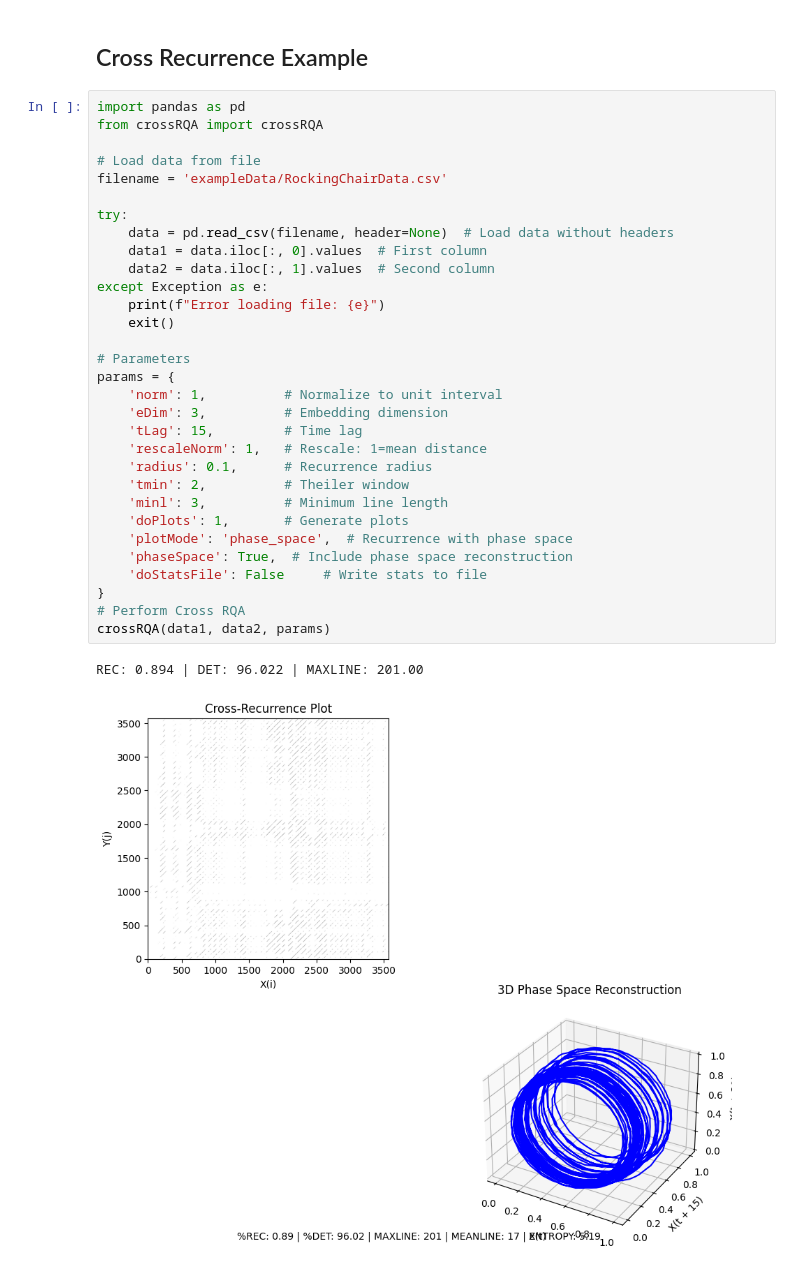
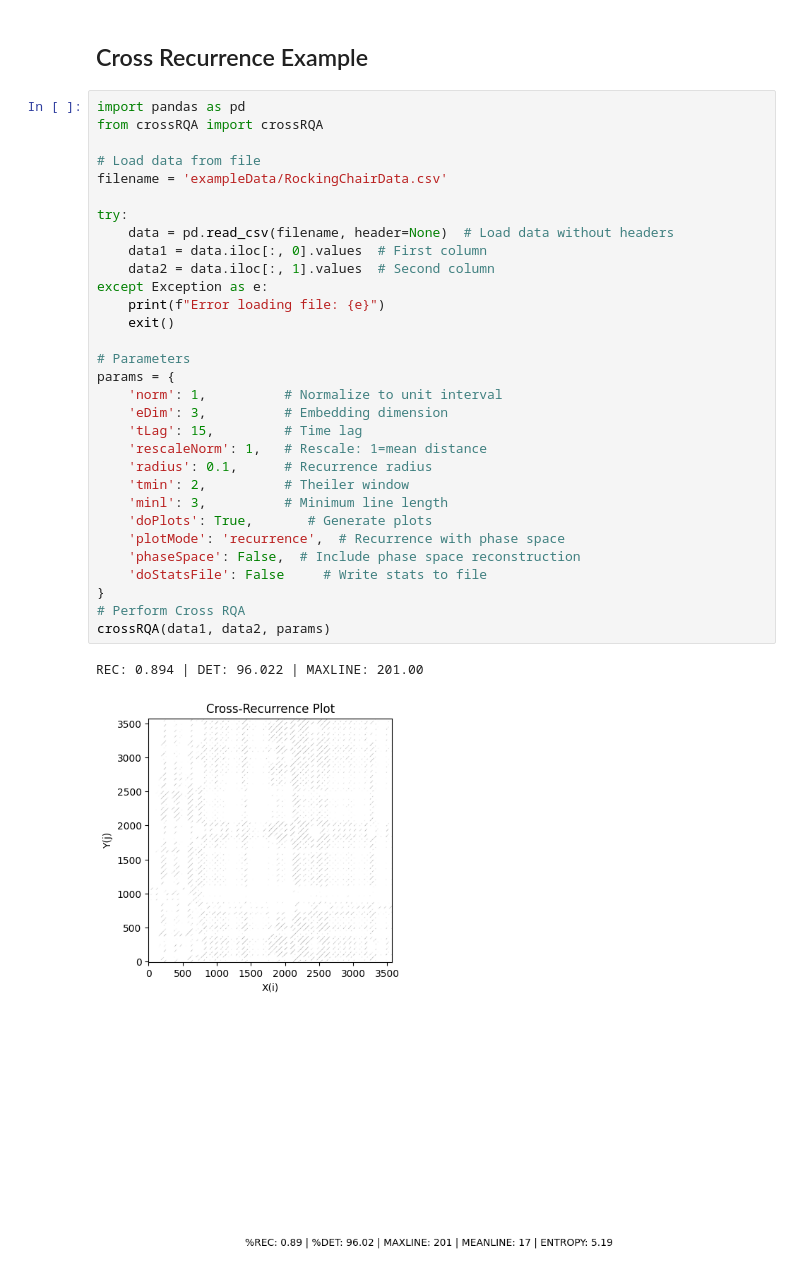
Before and after one commit to cartersale/Recurrence-Quantification-Analysis, a Jupyter notebook: analysisExamples.ipynb, the cells around one changed output. Cells and saved outputs as stored; diff of their text form.

```diff
--- a/analysisExamples.ipynb
+++ b/analysisExamples.ipynb
@@ -35,34 +35,34 @@ REC: 1.358 | DET: 97.878 | MAXLINE: 240.00
 # %%
 import pandas as pd
 from crossRQA import crossRQA
 
 # Load data from file
 filename = 'exampleData/RockingChairData.csv'
 
 try:
     data = pd.read_csv(filename, header=None)  # Load data without headers
     data1 = data.iloc[:, 0].values  # First column
     data2 = data.iloc[:, 1].values  # Second column
 except Exception as e:
     print(f"Error loading file: {e}")
     exit()
 
 # Parameters
 params = {
     'norm': 1,          # Normalize to unit interval
     'eDim': 3,          # Embedding dimension
     'tLag': 15,         # Time lag
     'rescaleNorm': 1,   # Rescale: 1=mean distance
     'radius': 0.1,      # Recurrence radius
     'tmin': 2,          # Theiler window
     'minl': 3,          # Minimum line length
-    'doPlots': 1,       # Generate plots
-    'plotMode': 'phase_space',  # Recurrence with phase space
-    'phaseSpace': True,  # Include phase space reconstruction
+    'doPlots': True,       # Generate plots
+    'plotMode': 'recurrence',  # Recurrence with phase space
+    'phaseSpace': False,  # Include phase space reconstruction
     'doStatsFile': False     # Write stats to file
 }
 # Perform Cross RQA
 crossRQA(data1, data2, params)
 # %% [output]
 REC: 0.894 | DET: 96.022 | MAXLINE: 201.00
-[figure, old version]
+[figure, new version]
```
Also changed, not shown: parts of 1 cell of this notebook, 1 other file.
